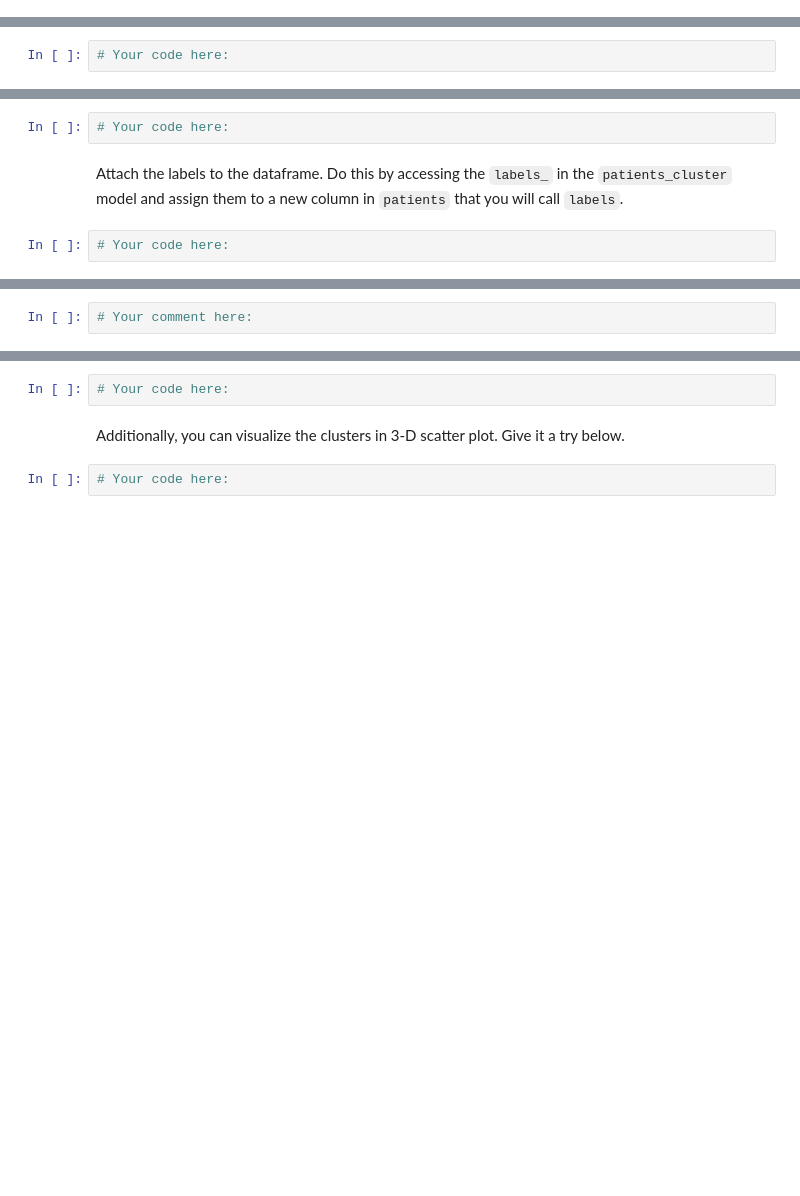
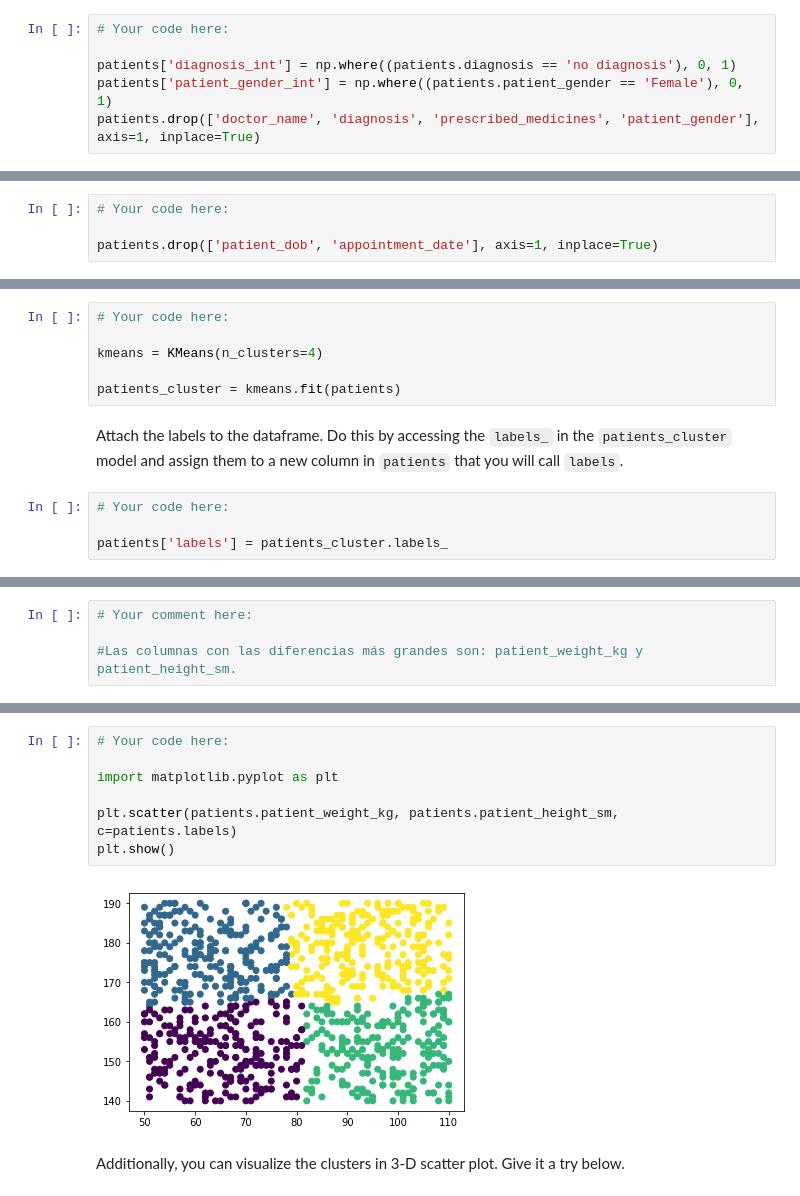
Before and after one commit to alejandroperela/datamad0119, a Jupyter notebook: module-3/lab-sklearn-and-unsupervised-learning/your-code/main.ipynb, the cells around one changed output, grey strips where cells are left out. Cells and saved outputs as stored; diff of their text form; blank space fills up the shorter version.

```diff
--- a/module-3/lab-sklearn-and-unsupervised-learning/your-code/main.ipynb
+++ b/module-3/lab-sklearn-and-unsupervised-learning/your-code/main.ipynb
@@ -348,3 +490,9 @@ In the next cells, do the following:
+# %%
+# Your code here:
+
+patients['diagnosis_int'] = np.where((patients.diagnosis == 'no diagnosis'), 0, 1)
+patients['patient_gender_int'] = np.where((patients.patient_gender == 'Female'), 0, 1)
+patients.drop(['doctor_name', 'diagnosis', 'prescribed_medicines', 'patient_gender'], axis=1, inplace=True)
 # %% [markdown]
 Let's look at the head again to ensure the re-encoding and dropping are successful:
 # %%
@@ -353,16 +510,24 @@ Let's look at the head again to ensure the re-encoding and dropping are successf
 An interesting observation is that all patients are no older than 2 years. However, their weights and heights indicate that they are adults. This cannot be true. Therefore, we can either trust the weight and height columns or the DOB column. Since there are other columns that indicate that these are adults (they have emails, some have diabetes) we will drop the `patient_dob` column. We will also drop the `appointment_date` column since it has too many unique values to transform to a dummy variable. Drop the two columns in the cell below.
 # %%
 # Your code here:
+
+patients.drop(['patient_dob', 'appointment_date'], axis=1, inplace=True)
 # %% [markdown]
 #### Our data is now ready for clustering. Let's use k-means again.
 
 We start by initializing and fitting a model in the cell below. Call this model patients_cluster.
 # %%
 # Your code here:
+
+kmeans = KMeans(n_clusters=4)
+
+patients_cluster = kmeans.fit(patients)
 # %% [markdown]
 Attach the labels to the dataframe. Do this by accessing the `labels_` in the `patients_cluster` model and assign them to a new column in `patients` that you will call `labels`.
 # %%
 # Your code here:
+
+patients['labels'] = patients_cluster.labels_
 # %% [markdown]
 Now using a `groupby`, find the mean of every variable in `patients` and group by the `labels` column. This summary will allow us to see how the patients differ between the clusters. Your output should look similar to the image below.
 
@@ -374,5 +548,7 @@ Additionally, add a comment to describe which columns have the largest differenc
-# %%
-# Your comment here:
+# %%
+# Your comment here:
+
+#Las columnas con las diferencias más grandes son: patient_weight_kg y patient_height_sm.
 # %% [markdown]
 # Bonus Challenge: Visualize K-Means Clusters
 
@@ -381,9 +557,14 @@ How did k-means cluster the data? You can obtain an intuitive view with a scatte
 If the scatter plot does not make any sense to you, it means the features you chose to visualize are not the right ones. You should be able to see 4 clear clusters with different colors in your visualization that suggests how k-means had clustered your data.
 
 ![Cluster Visualization](../clusters.png)
-# %%
-# Your code here:
+# %%
+# Your code here:
+
+import matplotlib.pyplot as plt
+
+plt.scatter(patients.patient_weight_kg, patients.patient_height_sm, c=patients.labels)
+plt.show()
+# %% [output]
+[figure, added]
 # %% [markdown]
 Additionally, you can visualize the clusters in 3-D scatter plot. Give it a try below.
-# %%
-# Your code here:
```
Also changed, not shown: parts of 16 cells of this notebook.
